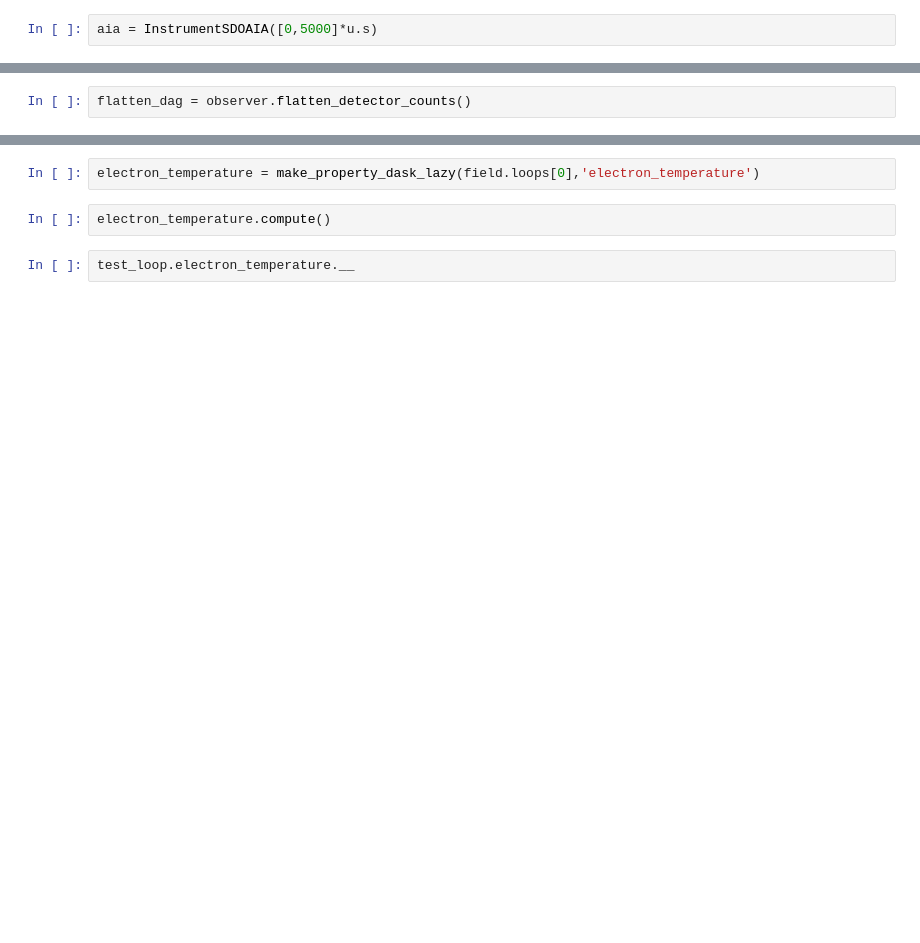
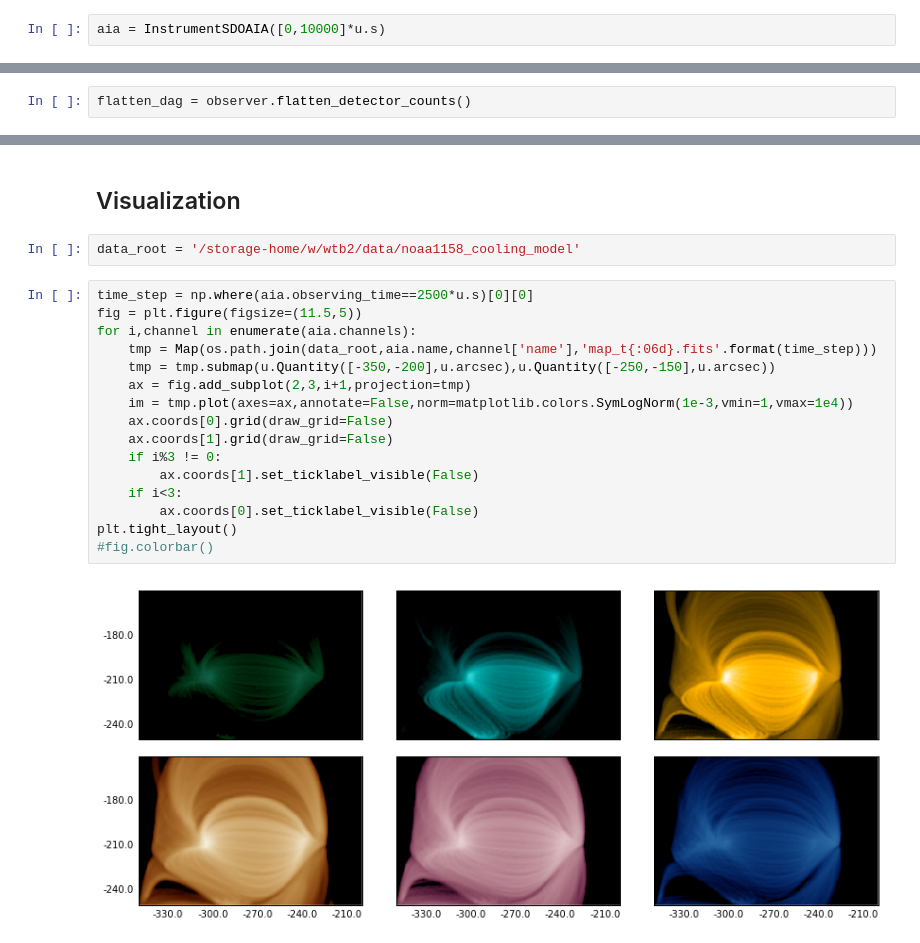
Before and after one commit to wtbarnes/systematic_ar_study, a Jupyter notebook: notebooksv2/noaa1158_cooling_model.ipynb, the cells around one changed output, grey strips where cells are left out. Drawn from its saved outputs; the diff is of its cells as text; blank space fills up the shorter version.

```diff
--- a/notebooksv2/noaa1158_cooling_model.ipynb
+++ b/notebooksv2/noaa1158_cooling_model.ipynb
@@ -111,7 +134,7 @@ field = synthesizAR.Skeleton.restore('/data/datadrive2/systematic_ar_study/noaa1
 # %% [markdown]
 ## Instrument Intensity Synthesis
 # %%
-aia = InstrumentSDOAIA([0,5000]*u.s)
+aia = InstrumentSDOAIA([0,10000]*u.s)
 # %%
 observer = synthesizAR.Observer(field,[aia])
 # %%
@@ -202,6 +153,22 @@ test_loop = field.loops[0]
-# %%
-electron_temperature = make_property_dask_lazy(field.loops[0],'electron_temperature')
-# %%
-electron_temperature.compute()
-# %%
-test_loop.electron_temperature.__
+# %% [markdown]
+## Visualization
+# %%
+data_root = '/storage-home/w/wtb2/data/noaa1158_cooling_model'
+# %%
+time_step = np.where(aia.observing_time==2500*u.s)[0][0]
+fig = plt.figure(figsize=(11.5,5))
+for i,channel in enumerate(aia.channels):
+    tmp = Map(os.path.join(data_root,aia.name,channel['name'],'map_t{:06d}.fits'.format(time_step)))
+    tmp = tmp.submap(u.Quantity([-350,-200],u.arcsec),u.Quantity([-250,-150],u.arcsec))
+    ax = fig.add_subplot(2,3,i+1,projection=tmp)
+    im = tmp.plot(axes=ax,annotate=False,norm=matplotlib.colors.SymLogNorm(1e-3,vmin=1,vmax=1e4))
+    ax.coords[0].grid(draw_grid=False)
+    ax.coords[1].grid(draw_grid=False)
+    if i%3 != 0:
+        ax.coords[1].set_ticklabel_visible(False)
+    if i<3:
+        ax.coords[0].set_ticklabel_visible(False)
+plt.tight_layout()
+#fig.colorbar()
+# %% [output]
+[figure, added]
```
Also changed, not shown: parts of 30 cells of this notebook, 9 other files.
